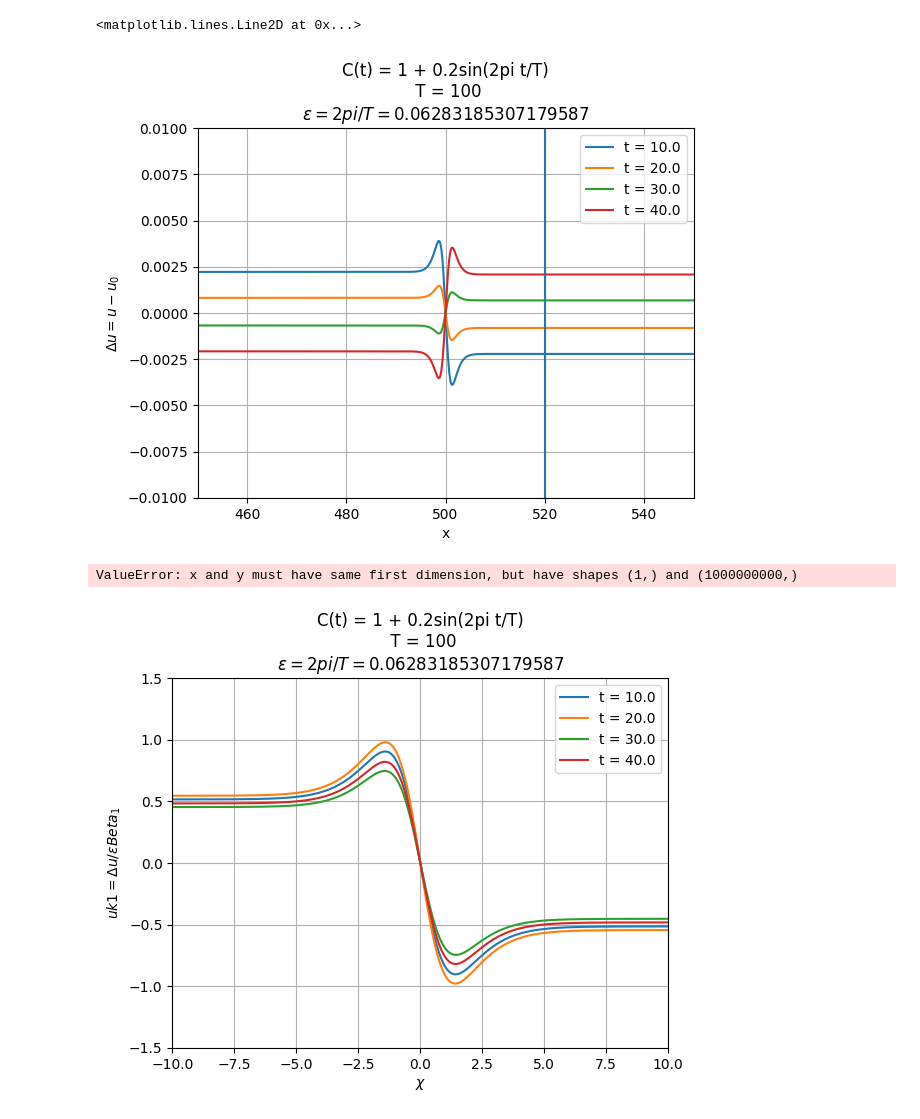
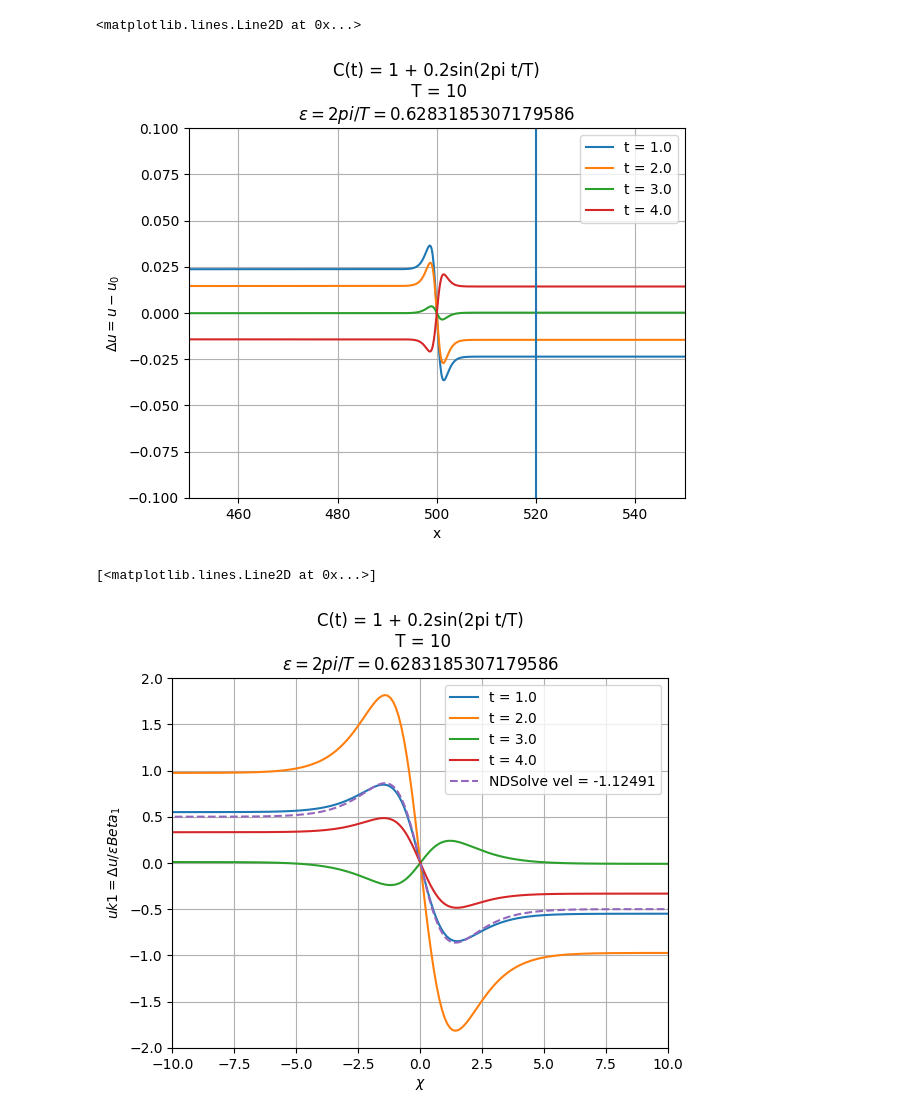
Before and after one commit to suanno/stage2, a Jupyter notebook: codes_tdgl/1D/plot/second analytical approach/distance from stationary state.ipynb, the cells around one changed output. Drawn from its saved outputs; the diff is of its cells as text; code cells hidden in the pictures.

```diff
--- a/codes_tdgl/1D/plot/second analytical approach/distance from stationary state.ipynb
+++ b/codes_tdgl/1D/plot/second analytical approach/distance from stationary state.ipynb
@@ -13,7 +13,7 @@ dir_save = "../../.saves/" + "T=100 A=0.2 Cave=1 from tanh/"
 # %%
 Cave = 1
 A = 0.2
-T = 100
+T = 10
 eps = 2*np.pi/T
 
 def beta1eps(t):
@@ -169,14 +169,14 @@ ax_d.axvline(xplateau)
 520.0
 <matplotlib.lines.Line2D at 0x...>
 # %%
-toll = 0.01
+toll = 0.1
 ax_d.set_ylim(-toll,toll)
 ax_d.set_title(title)
 ax_d.legend()
 ax_d.set_xlim(xmin, xmax)
 fig_d
 # %% [output]
-[figure, old version]
+[figure, new version]
 # %%
 # Add NDSolve solution to u_k1 ODE among the uk1 extimations
 
@@ -190,24 +190,24 @@ for row in f:
     x[i-1] = float(a)
     y[i-1] = float(b)
     i = i + 1
-x = x[i-1]
-y = y[i-1]
+x = x[0:i-1]
+y = y[0:i-1]
 
-ax_r.plot(x, y, label= "NDSolve vel = -1.12491")
+ax_r.plot(x, y, "--", label= "NDSolve vel = -1.12491")
 # %% [output]
-ValueError: x and y must have same first dimension, but have shapes (1,) and (1000000000,)
+[<matplotlib.lines.Line2D at 0x...>]
 # %%
-toll2 = 1.5
+toll2 = 2
 chispan = 20
 ax_r.set_ylim(-toll2,toll2)
 ax_r.set_title(title)
 chimin = - chispan/2
 chimax = + chispan/2
 ax_r.set_xlim(chimin, chimax)
 ax_r.legend()
 fig_r
 # %% [output]
-[figure, old version]
+[figure, new version]
 # %%
 # Experimental measured beta1*eps (from plateau value)
 ax_b.plot(ts, beta1s_eps, ".", label = "Experiment")
```
Also changed, not shown: parts of 5 cells of this notebook, 7 other files.
